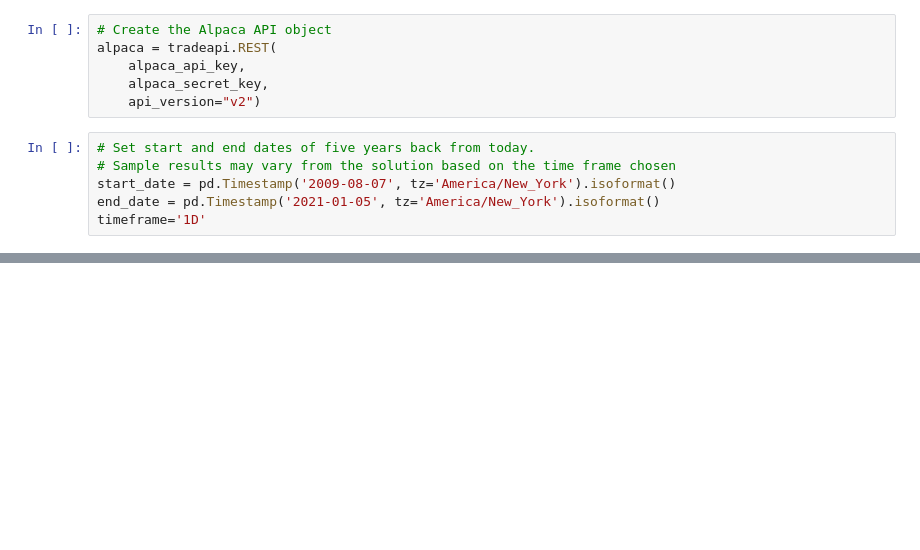
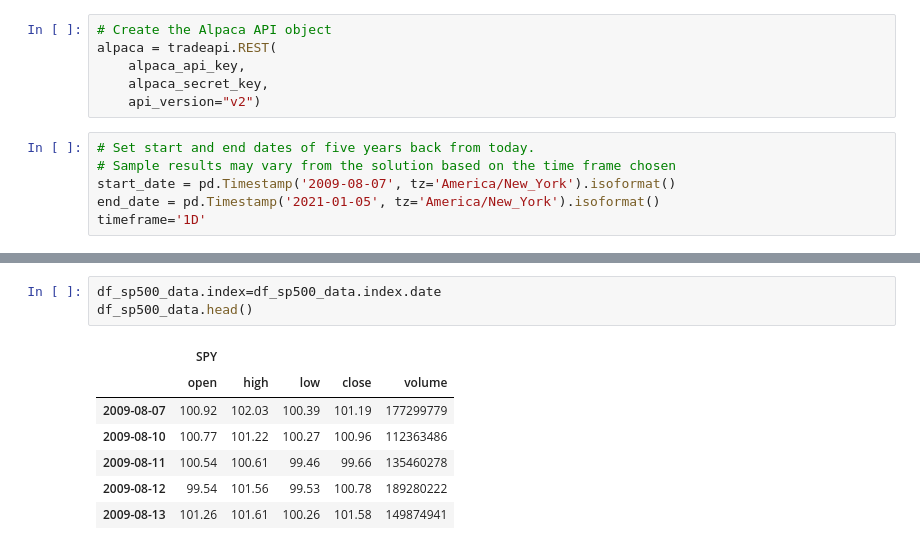
Before and after one commit to nospmah/fintech.group_project, a Jupyter notebook: notebooks/max_working.ipynb, the cells around one changed output, grey strips where cells are left out. Drawn from its saved outputs; the diff is of its cells as text; blank space fills up the shorter version.

```diff
--- a/notebooks/max_working.ipynb
+++ b/notebooks/max_working.ipynb
@@ -47,3 +47,14 @@ df_stock_data.head()
 | 2009-08-11 00:00:00-04:00 | 100.54 | 100.61 | 99.46 | 99.66 | 135460278 |
 | 2009-08-12 00:00:00-04:00 | 99.54 | 101.56 | 99.53 | 100.78 | 189280222 |
 | 2009-08-13 00:00:00-04:00 | 101.26 | 101.61 | 100.26 | 101.58 | 149874941 |
+# %%
+df_sp500_data.index=df_sp500_data.index.date
+df_sp500_data.head()
+# %% [output]
+|  | SPY |  |  |  |  |
+|  | open | high | low | close | volume |
+| 2009-08-07 | 100.92 | 102.03 | 100.39 | 101.19 | 177299779 |
+| 2009-08-10 | 100.77 | 101.22 | 100.27 | 100.96 | 112363486 |
+| 2009-08-11 | 100.54 | 100.61 | 99.46 | 99.66 | 135460278 |
+| 2009-08-12 | 99.54 | 101.56 | 99.53 | 100.78 | 189280222 |
+| 2009-08-13 | 101.26 | 101.61 | 100.26 | 101.58 | 149874941 |
```
Also changed, not shown: parts of 13 cells of this notebook.
